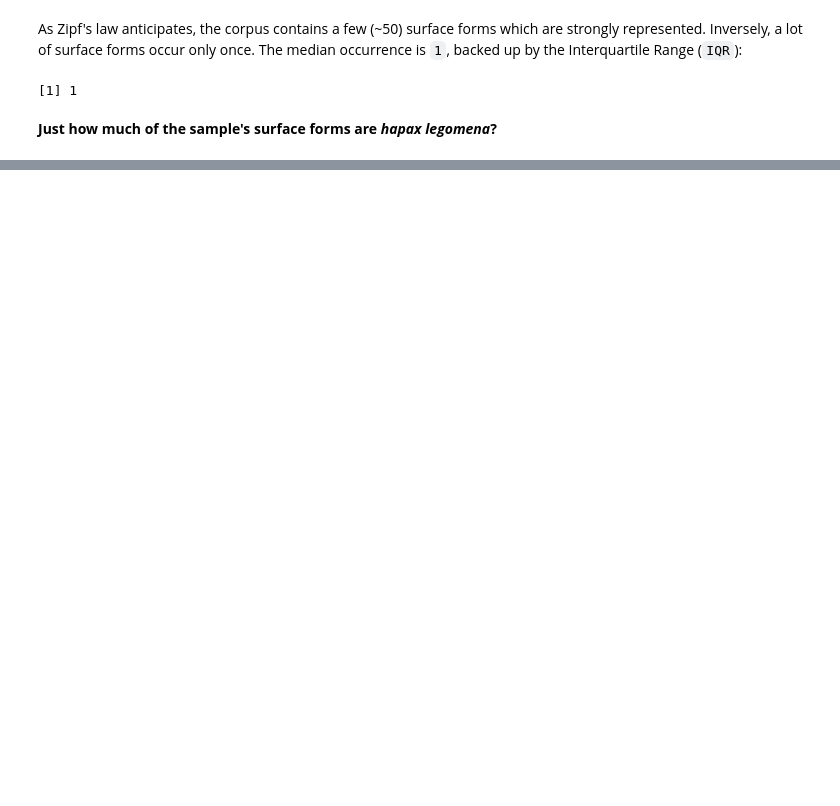
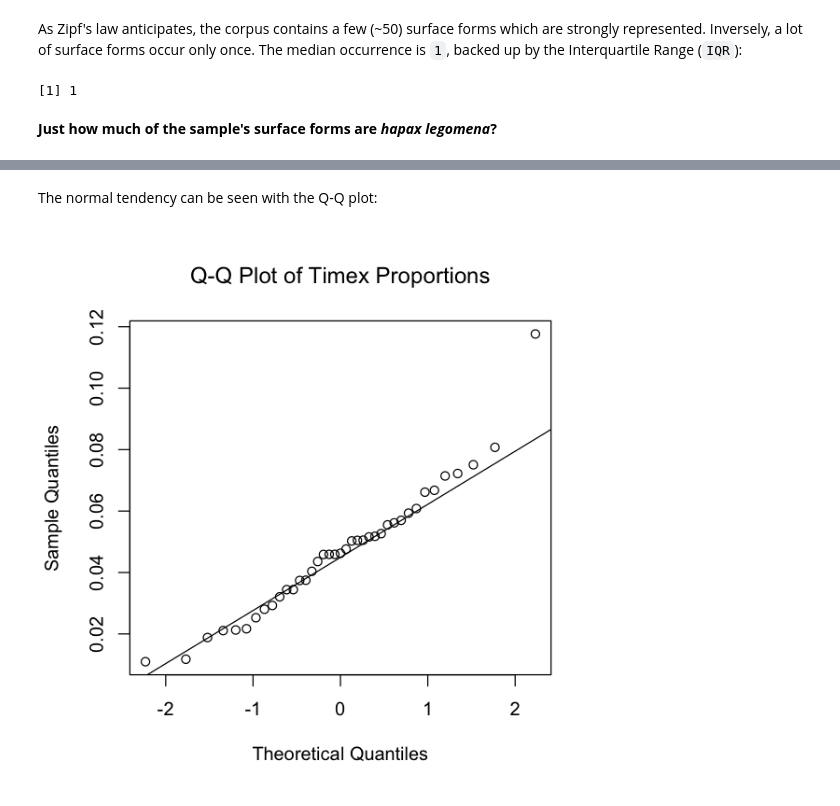
Before and after one commit to codykingham/Verb_in_Biblical_Hebrew, a Jupyter notebook: data_analysis/time_phrase_analysis.ipynb, the cells around one changed output, grey strips where cells are left out. Cells and saved outputs as stored; diff of their text form; code cells hidden in the pictures; blank space fills up the shorter version.

```diff
--- a/data_analysis/time_phrase_analysis.ipynb
+++ b/data_analysis/time_phrase_analysis.ipynb
@@ -115,0 +196,9 @@ It is insightful that time phrase surface forms are distributed like lexica in a
+# %% [markdown]
+The normal tendency can be seen with the Q-Q plot:
+# %%
+qqnorm(tp.book$counts,
+       main='Q-Q Plot of Timex Proportions'
+      )
+qqline(tp.book$counts)
+# %% [output]
+[figure, added]
```
Also changed, not shown: parts of 38 cells of this notebook, 5 other files.
